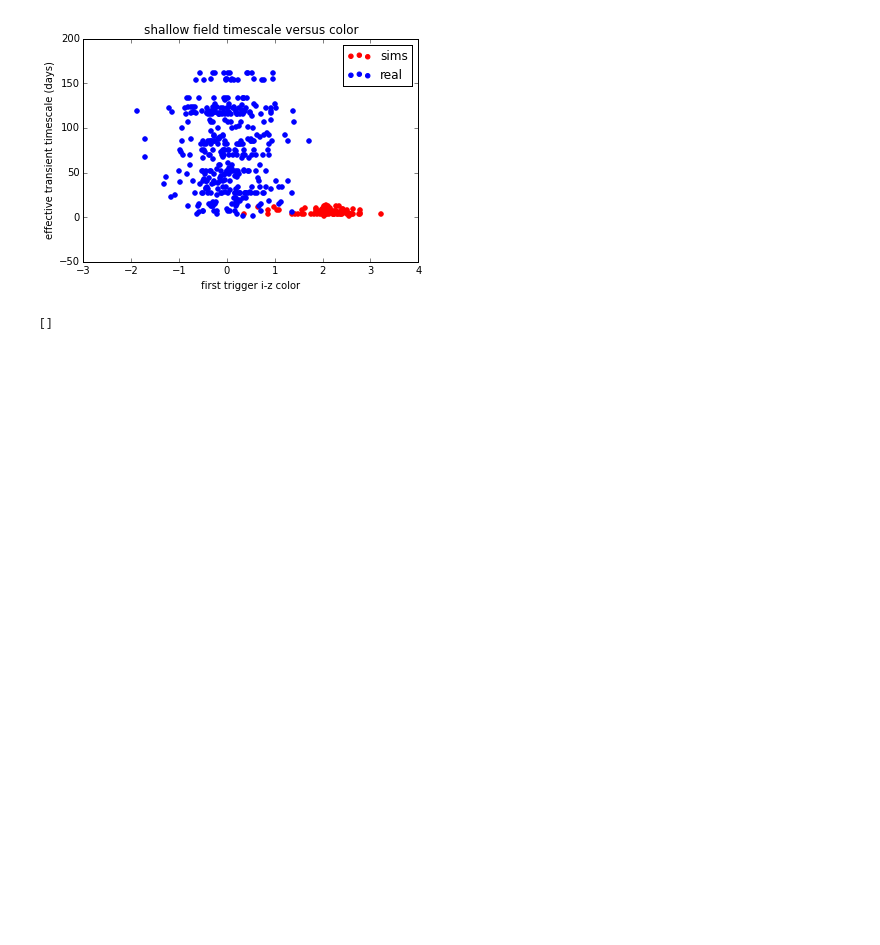
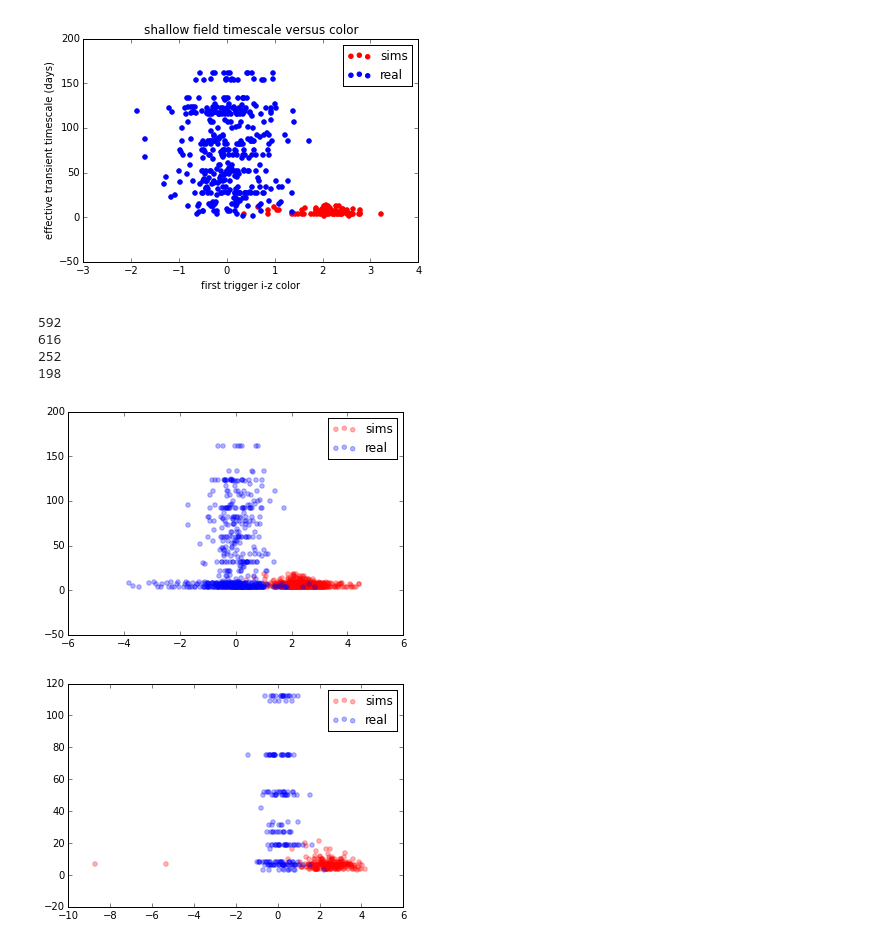
Before and after one commit to zodoctor/DES_KN_SNFIELDS, a Jupyter notebook: plots071515.ipynb, the cells around one changed output. Drawn from its saved outputs; the diff is of its cells as text; code cells hidden in the pictures; blank space fills up the shorter version.

Commit message:
added get_detection_info function and started color-timescale plots

```diff
--- a/plots071515.ipynb
+++ b/plots071515.ipynb
@@ -455,7 +455,51 @@ plt.legend(['sims','real'])
 <matplotlib.legend.Legend at 0x...>
 [figure]
 [figure]
-# %%
-print sim_deep_colors
-# %% [output]
-[]
+# %%
+reload(des_utils)
+for f,filetype in enumerate(filetypes):
+    for n,fieldtype in enumerate(fieldtypes):
+        zdetflux,zdetMJD,zdetflags = des_utils.get_detection_info(dict1[filetype+'_'+fieldtype]['cnites'],
+                                                dict1[filetype+'_'+fieldtype]['zbandinfo'],
+                                                3,10,1)
+        idetflux,idetMJD,idetflags = des_utils.get_detection_info(dict1[filetype+'_'+fieldtype]['cnites'],
+                                                dict1[filetype+'_'+fieldtype]['ibandinfo'],
+                                                3,10,1)
+        dict1[filetype+'_'+fieldtype]['zdetflux'] = zdetflux
+        dict1[filetype+'_'+fieldtype]['zdetMJD'] = zdetMJD
+        dict1[filetype+'_'+fieldtype]['zdetflags'] = zdetflags
+        dict1[filetype+'_'+fieldtype]['idetflux'] = idetflux
+        dict1[filetype+'_'+fieldtype]['idetMJD'] = idetMJD
+        dict1[filetype+'_'+fieldtype]['idetflags'] = idetflags
+        dict1[filetype+'_'+fieldtype]['detections'] = idetflags & zdetflags
+# %%
+cols = ['r','b']
+for n,fieldtype in enumerate(fieldtypes):
+    plt.figure();
+    for f,filetype in enumerate(filetypes):
+        color = dict1[filetype+'_'+fieldtype]['colors'][dict1[filetype+'_'+fieldtype]['trigs'] &
+                                                        (~dict1[filetype+'_'+fieldtype]['photoZcutsel']) &
+                                                            dict1[filetype+'_'+fieldtype]['detections']]
+        itime = dict1[filetype+'_'+fieldtype]['idetMJD'][dict1[filetype+'_'+fieldtype]['trigs'] &
+                                                         (~dict1[filetype+'_'+fieldtype]['photoZcutsel']) &
+                                                            dict1[filetype+'_'+fieldtype]['detections']]
+        ztime = dict1[filetype+'_'+fieldtype]['zdetMJD'][dict1[filetype+'_'+fieldtype]['trigs'] &
+                                                         (~dict1[filetype+'_'+fieldtype]['photoZcutsel']) &
+                                                            dict1[filetype+'_'+fieldtype]['detections']]
+        trigtimes = dict1[filetype+'_'+fieldtype]['cnites'][dict1[filetype+'_'+fieldtype]['trigs'] &
+                                                            (~dict1[filetype+'_'+fieldtype]['photoZcutsel']) &
+                                                            dict1[filetype+'_'+fieldtype]['detections']]
+        print len(trigtimes)
+        trignite = np.empty(len(trigtimes))
+        for i in range(0,len(trignite)):
+            trignite[i] = trigtimes[i][0]
+        time = ztime - trignite
+        plt.scatter(color,time,color=cols[f],alpha=0.3)
+    plt.legend(['sims','real']);
+# %% [output]
+592
+616
+252
+198
+[figure, added]
+[figure, added]
```
Also changed, not shown: 1 other file.
